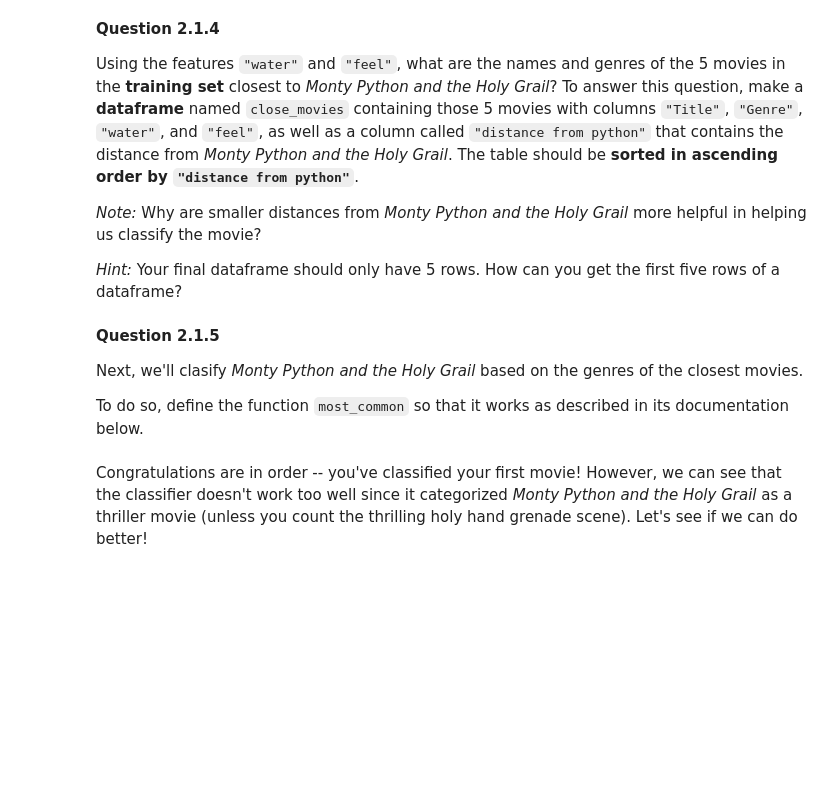
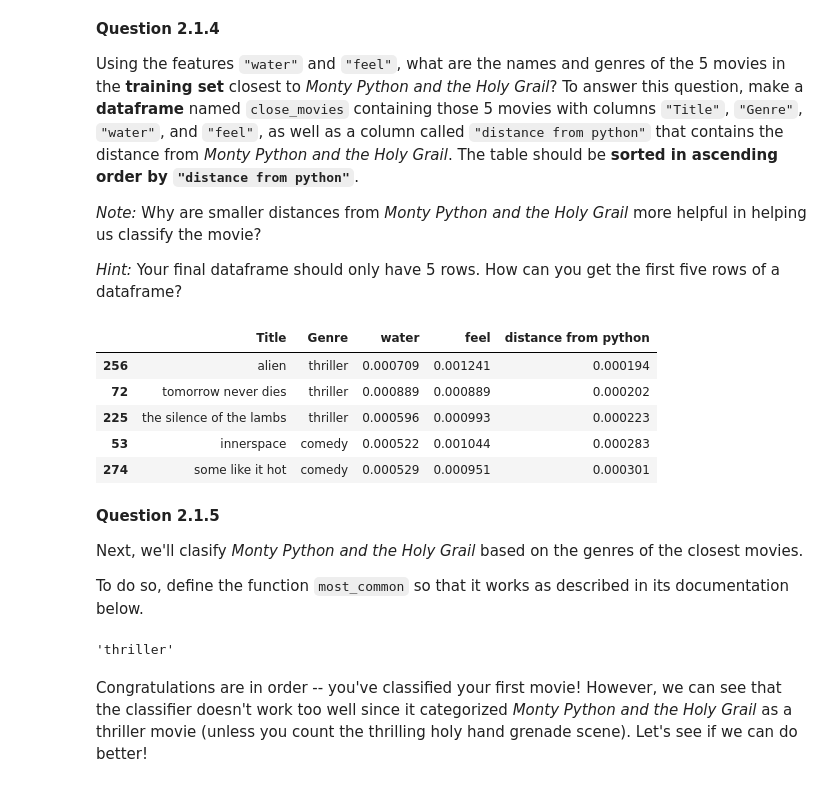
Before and after one commit to aryankakk/cp322-knn-project, a Jupyter notebook: Assignment_3.ipynb, the cells around one changed output. Cells and saved outputs as stored; diff of their text form; code cells hidden in the pictures; blank space fills up the shorter version.

```diff
--- a/Assignment_3.ipynb
+++ b/Assignment_3.ipynb
@@ -386,9 +498,9 @@ def distance_two_features(title0, title1, x_feature, y_feature):
 
     Only the features named x_feature and y_feature are used when computing the distance.
     """
-    row0 = ...
-    row1 = ...
-    ...
+    row0 = row_for_title(title0)
+    row1 = row_for_title(title1)
+    return ((row0[x_feature] - row1[x_feature])**2 + (row0[y_feature] - row1[y_feature])**2) ** 0.5
 
 for movie in ["clerks.", "the silence of the lambs"]:
     movie_distance = distance_two_features(movie, "monty python and the holy grail", "water", "feel")
@@ -408,7 +523,7 @@ def distance_from_python(title):
       title: A string, the name of a movie.
     """
 
-    ...
+    return distance_two_features(title, "monty python and the holy grail", "water", "feel")
 
 # Calculate the distance between "Clerks." and "Monty Python and the Holy Grail"
 distance_from_python('clerks.')
@@ -423,9 +540,26 @@ Using the features `"water"` and `"feel"`, what are the names and genres of the
 # %%
 
 # The staff solution took multiple lines.
-...
-close_movies = ...
+# Start with only needed columns from training set
+close_movies = train_movies[["Title", "Genre", "water", "feel"]].copy()
+
+# Add distance column
+close_movies["distance from python"] = close_movies["Title"].apply(distance_from_python)
+
+# Sort ascending by distance
+close_movies = close_movies.sort_values("distance from python")
+
+# Keep only first 5 rows
+close_movies = close_movies.head(5)
+
 close_movies
+# %% [output]
+|  | Title | Genre | water | feel | distance from python |
+| 256 | alien | thriller | 0.000709 | 0.001241 | 0.000194 |
+| 72 | tomorrow never dies | thriller | 0.000889 | 0.000889 | 0.000202 |
+| 225 | the silence of the lambs | thriller | 0.000596 | 0.000993 | 0.000223 |
+| 53 | innerspace | comedy | 0.000522 | 0.001044 | 0.000283 |
+| 274 | some like it hot | comedy | 0.000529 | 0.000951 | 0.000301 |
 # %% [markdown]
 **Question 2.1.5**
 
@@ -443,11 +577,13 @@ def most_common(df, column):
     It returns the most common value in the label column of the table.
     In case of a tie, it returns any one of the most common values.
     """
-    ...
+    return df[column].value_counts().idxmax()
 
 # Calling most_common on your table of 5 nearest neighbors classifies
 # "monty python and the holy grail" as a thriller movie, 3 votes to 2.
 most_common(close_movies, 'Genre')
+# %% [output]
+'thriller'
 # %% [markdown]
 Congratulations are in order -- you've classified your first movie! However, we can see that the classifier doesn't work too well since it categorized *Monty Python and the Holy Grail* as a thriller movie (unless you count the thrilling holy hand grenade scene). Let's see if we can do better!
 # %% [markdown]
```
Also changed, not shown: parts of 23 cells of this notebook.
